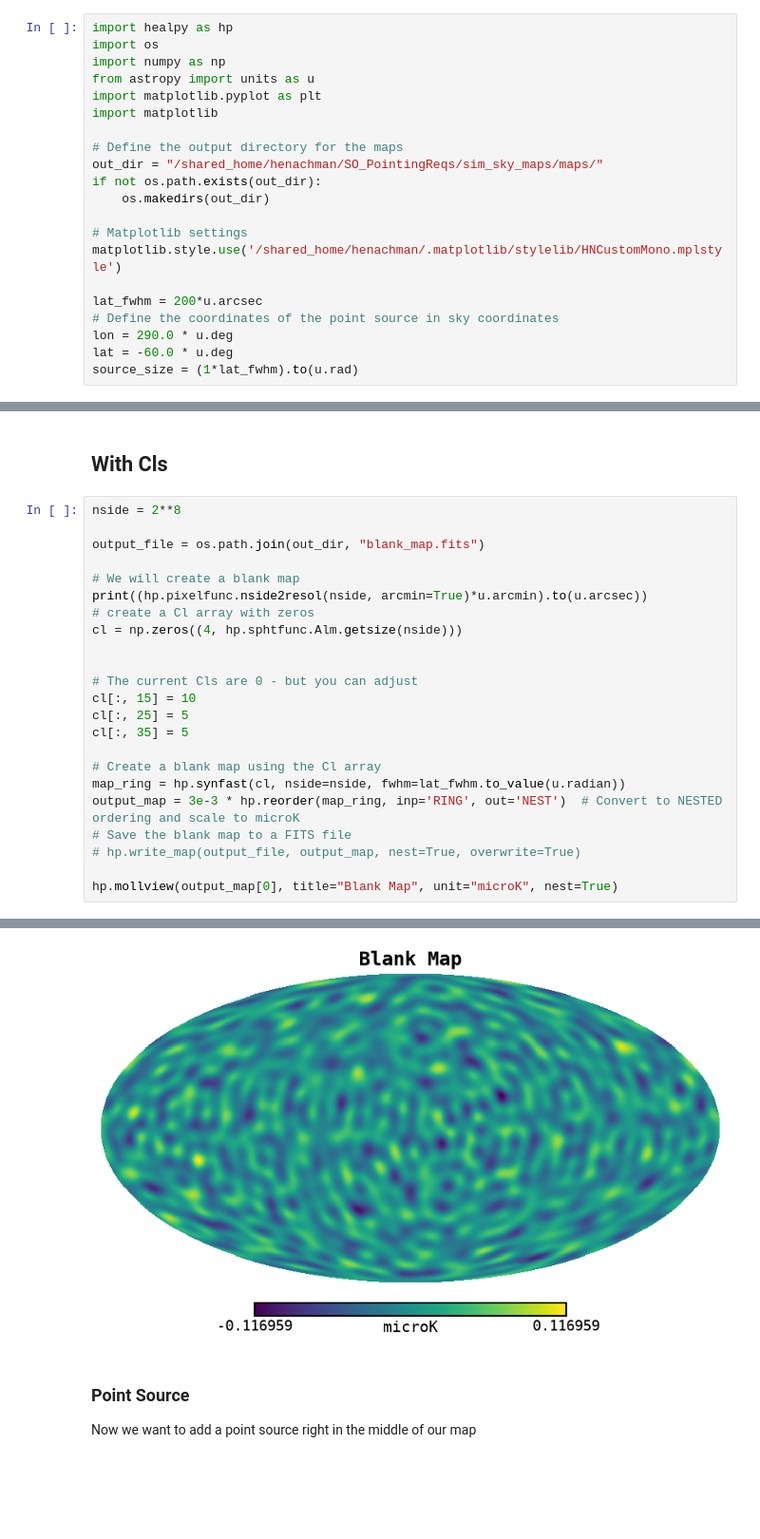
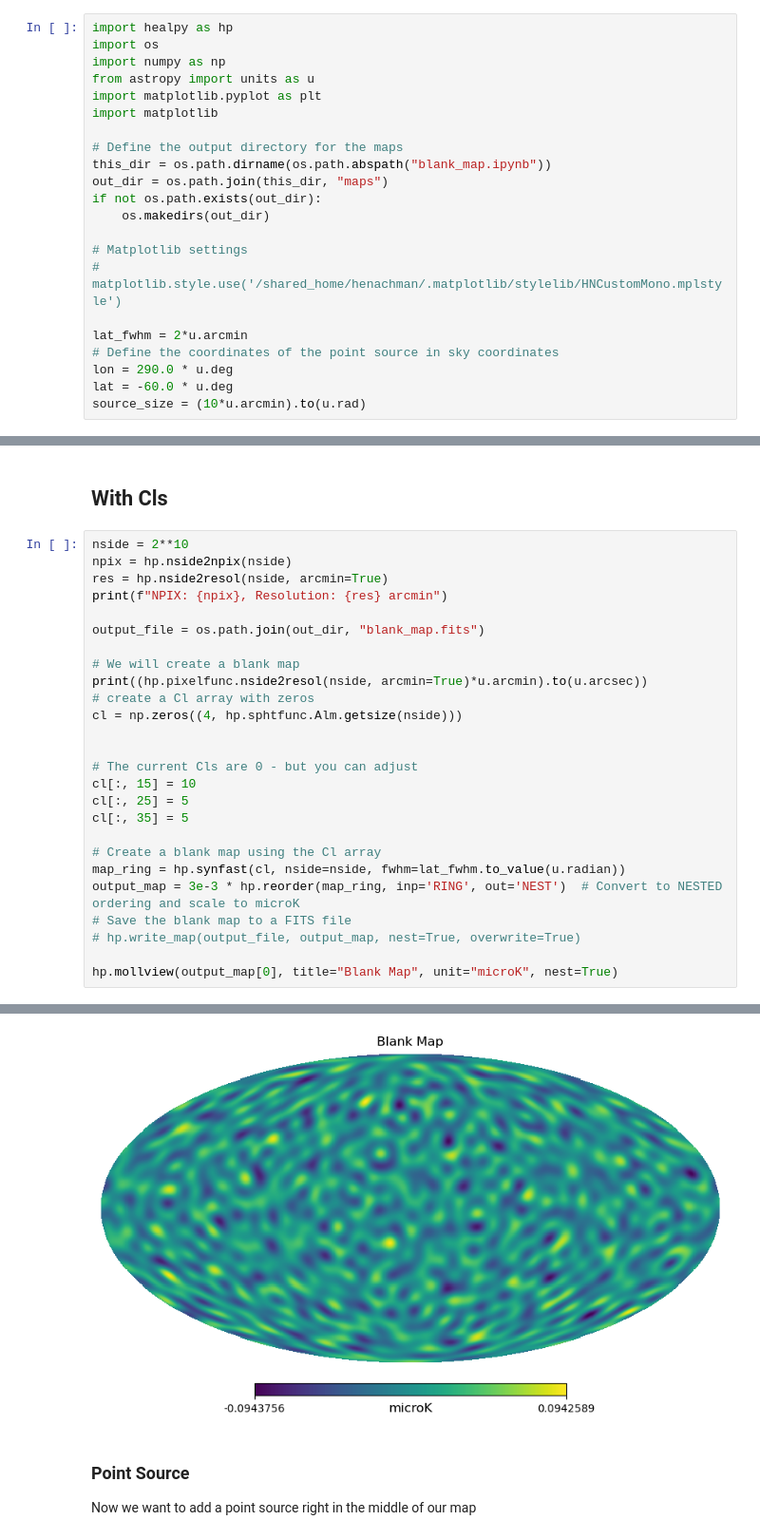
Before and after one commit to henry-e-n/SO_PointingReqs, a Jupyter notebook: sim_sky_maps/blank_map.ipynb, the cells around one changed output, grey strips where cells are left out. Shown at 95% size. Cells and saved outputs as stored; diff of their text form; blank space fills up the shorter version.

```diff
--- a/sim_sky_maps/blank_map.ipynb
+++ b/sim_sky_maps/blank_map.ipynb
@@ -17,18 +17,19 @@ import matplotlib.pyplot as plt
 import matplotlib
 
 # Define the output directory for the maps
-out_dir = "/shared_home/henachman/SO_PointingReqs/sim_sky_maps/maps/"
+this_dir = os.path.dirname(os.path.abspath("blank_map.ipynb"))
+out_dir = os.path.join(this_dir, "maps")
 if not os.path.exists(out_dir):
     os.makedirs(out_dir)
 
 # Matplotlib settings
-matplotlib.style.use('/shared_home/henachman/.matplotlib/stylelib/HNCustomMono.mplstyle')
+# matplotlib.style.use('/shared_home/henachman/.matplotlib/stylelib/HNCustomMono.mplstyle')
 
-lat_fwhm = 200*u.arcsec
+lat_fwhm = 2*u.arcmin
 # Define the coordinates of the point source in sky coordinates
 lon = 290.0 * u.deg
 lat = -60.0 * u.deg
-source_size = (1*lat_fwhm).to(u.rad)
+source_size = (10*u.arcmin).to(u.rad)
 # %% [markdown]
 ## High Resolution Small Map
 # %%
@@ -59,7 +61,10 @@ hp.gnomview(empty_map, rot=[lon.value, lat.value], xsize=200, nest=True)
 # %% [markdown]
 ## With Cls
 # %%
-nside = 2**8
+nside = 2**10
+npix = hp.nside2npix(nside)
+res = hp.nside2resol(nside, arcmin=True)
+print(f"NPIX: {npix}, Resolution: {res} arcmin")
 
 output_file = os.path.join(out_dir, "blank_map.fits")
 
@@ -86,4 +92,4 @@ hp.mollview(output_map[0], title="Blank Map", unit="microK", nest=True)
-[figure, old version]
+[figure, new version]
 # %% [markdown]
 ### Point Source
 
```
Also changed, not shown: parts of 13 cells of this notebook, 10 other files.
